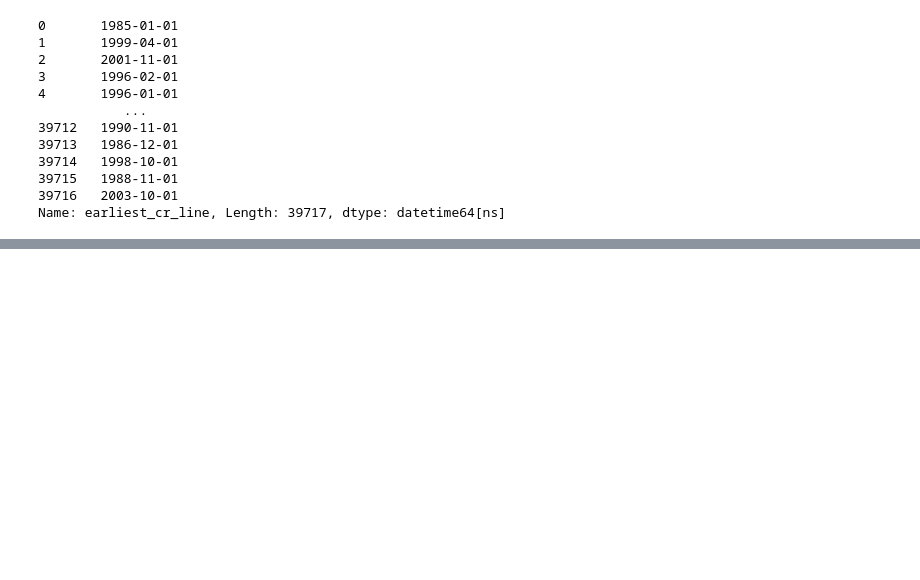
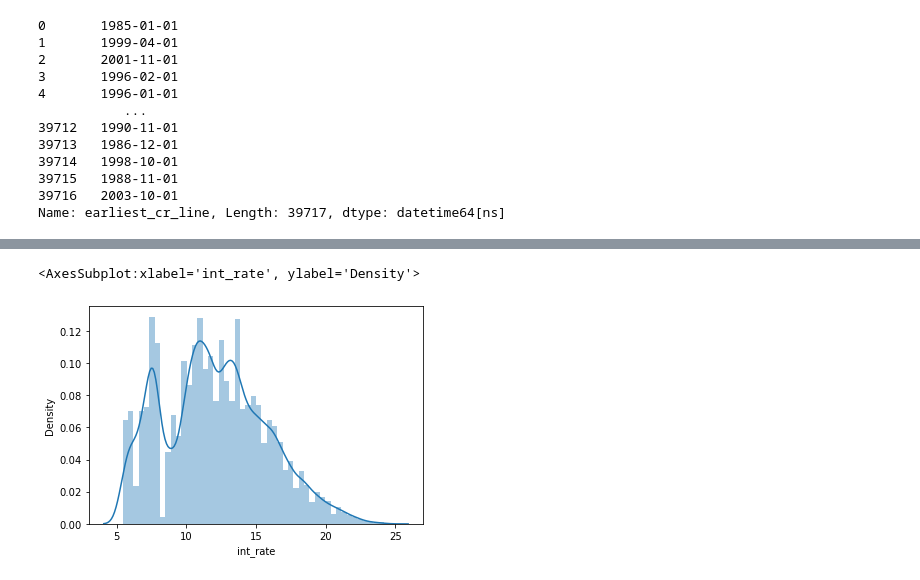
Before and after one commit to maniraj1234/LendingClubCaseStudy, a Jupyter notebook: LendingClubCaseStudy.ipynb, the cells around one changed output, grey strips where cells are left out. Saved outputs shown, nothing was run; the diff lists cells and outputs as text; code cells hidden in the pictures; blank space fills up the shorter version.

```diff
--- a/LendingClubCaseStudy.ipynb
+++ b/LendingClubCaseStudy.ipynb
@@ -331,0 +334,5 @@ Name: last_credit_pull_d, Length: 39717, dtype: datetime64[ns]
+# %%
+sns.distplot(loan_data.int_rate)
+# %% [output]
+<AxesSubplot:xlabel='int_rate', ylabel='Density'>
+[figure, added]
```
Also changed, not shown: parts of 33 cells of this notebook, 1 other file.
